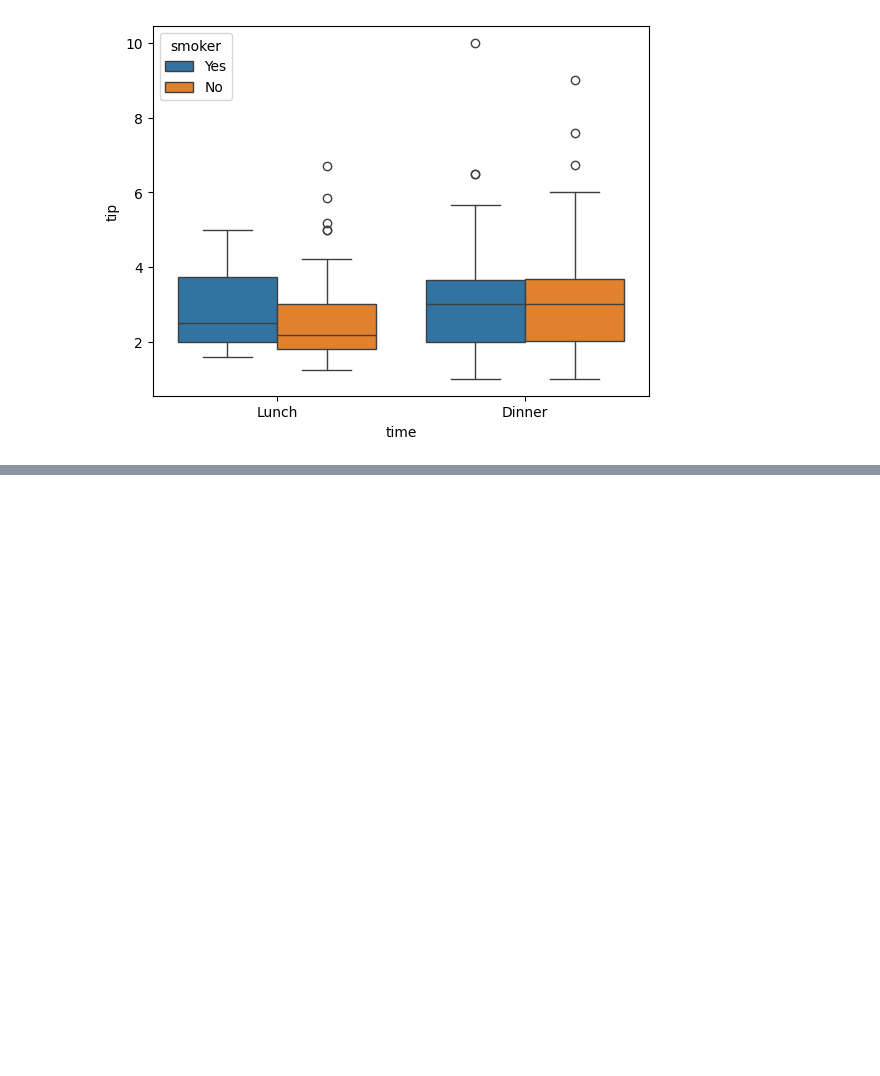
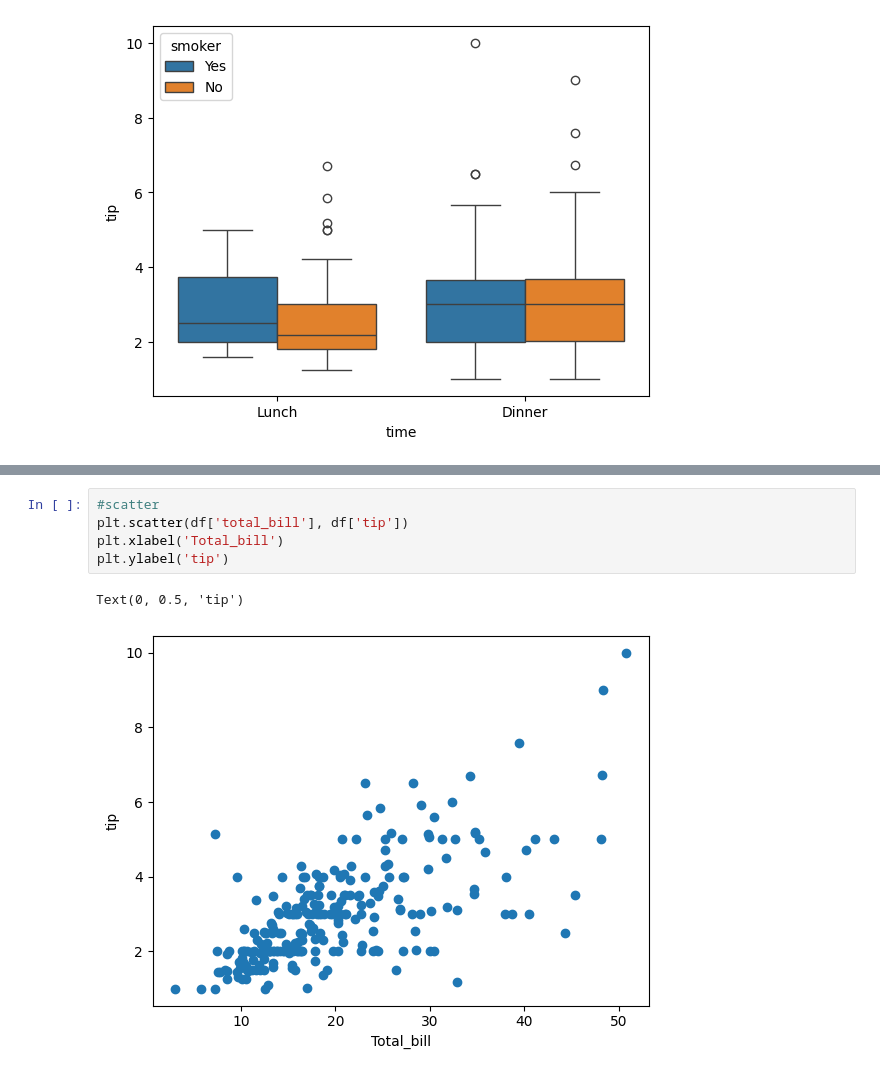
Before and after one commit to athira-1311/ML, a Jupyter notebook: seaborn/tips.ipynb, the cells around one changed output, grey strips where cells are left out. Drawn from its saved outputs; the diff is of its cells as text; blank space fills up the shorter version.

```diff
--- a/seaborn/tips.ipynb
+++ b/seaborn/tips.ipynb
@@ -170,0 +222,8 @@ sns.boxplot(x="time",y="tip",data=df,hue="smoker")
+# %%
+#scatter
+plt.scatter(df['total_bill'], df['tip'])
+plt.xlabel('Total_bill')
+plt.ylabel('tip')
+# %% [output]
+Text(0, 0.5, 'tip')
+[figure, added]
```
Also changed, not shown: parts of 8 cells of this notebook, 11 other files.
